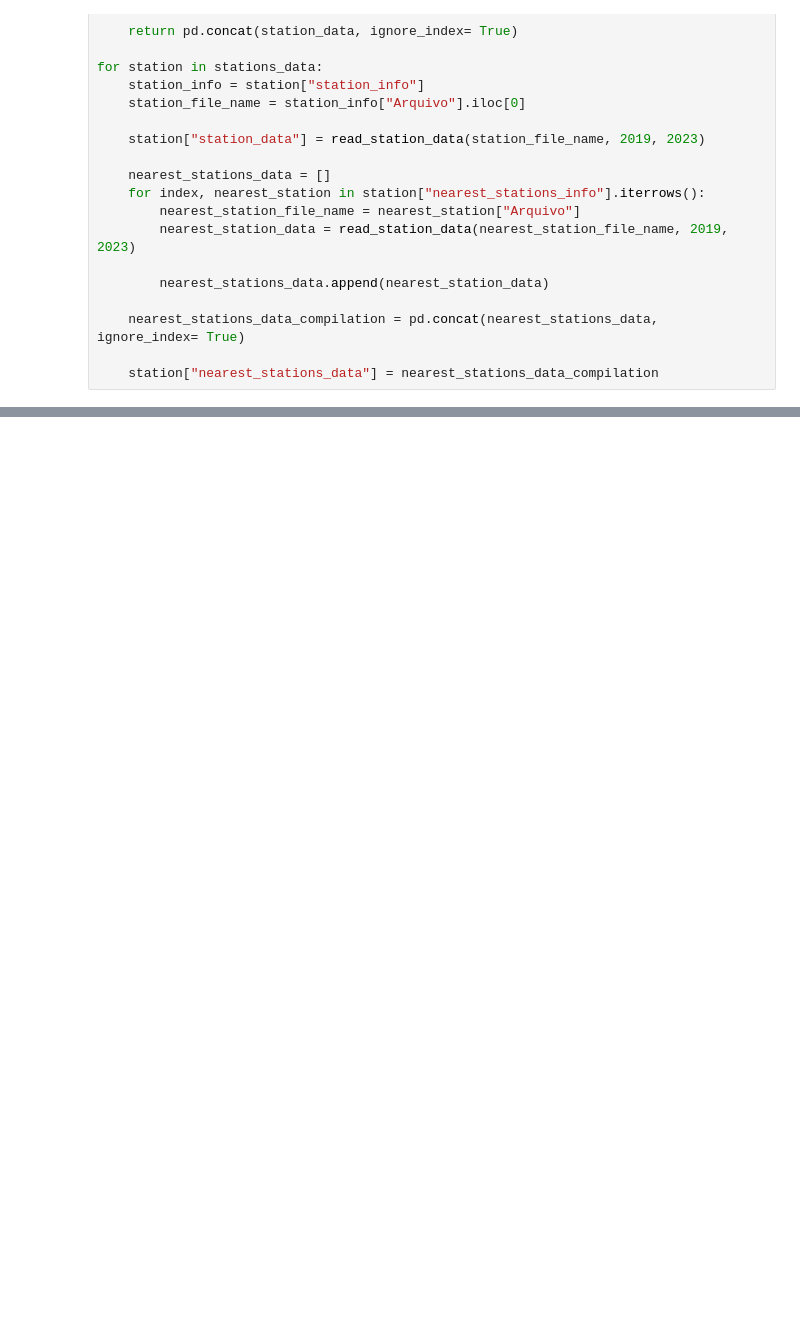
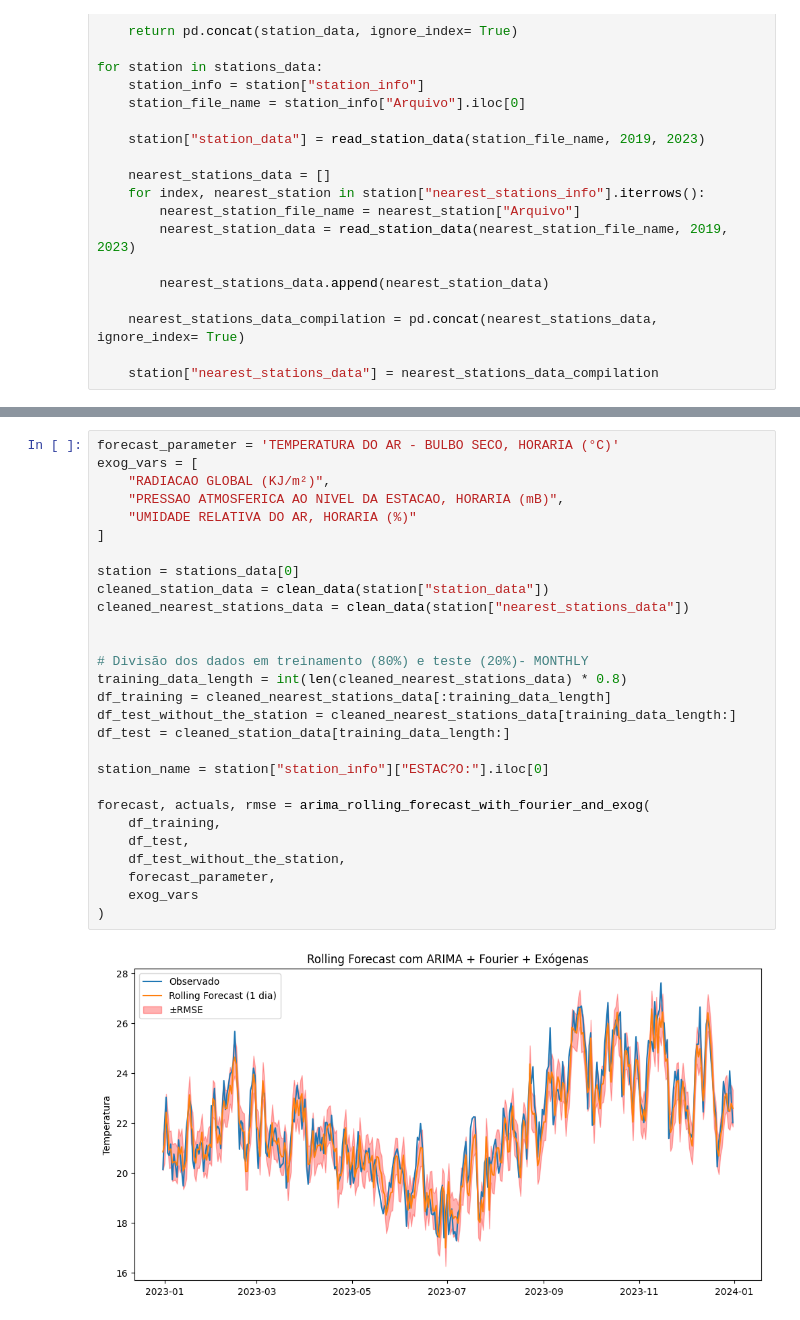
Before and after one commit to juliababa/TCC, a Jupyter notebook: src/cross_validation.ipynb, the cells around one changed output, grey strips where cells are left out. Cells and saved outputs as stored; diff of their text form; blank space fills up the shorter version.

```diff
--- a/src/cross_validation.ipynb
+++ b/src/cross_validation.ipynb
@@ -481,0 +621,30 @@ df_test_point_data
+# %%
+forecast_parameter = 'TEMPERATURA DO AR - BULBO SECO, HORARIA (°C)'
+exog_vars = [
+    "RADIACAO GLOBAL (KJ/m²)",
+    "PRESSAO ATMOSFERICA AO NIVEL DA ESTACAO, HORARIA (mB)",
+    "UMIDADE RELATIVA DO AR, HORARIA (%)"
+]
+
+station = stations_data[0]
+cleaned_station_data = clean_data(station["station_data"])
+cleaned_nearest_stations_data = clean_data(station["nearest_stations_data"])
+
+
+# Divisão dos dados em treinamento (80%) e teste (20%)- MONTHLY
+training_data_length = int(len(cleaned_nearest_stations_data) * 0.8)
+df_training = cleaned_nearest_stations_data[:training_data_length]
+df_test_without_the_station = cleaned_nearest_stations_data[training_data_length:]
+df_test = cleaned_station_data[training_data_length:]
+
+station_name = station["station_info"]["ESTAC?O:"].iloc[0]
+
+forecast, actuals, rmse = arima_rolling_forecast_with_fourier_and_exog(
+    df_training,
+    df_test,
+    df_test_without_the_station,
+    forecast_parameter,
+    exog_vars
+)
+# %% [output]
+[figure, added]
```
Also changed, not shown: parts of 7 cells of this notebook, 1 other file.
